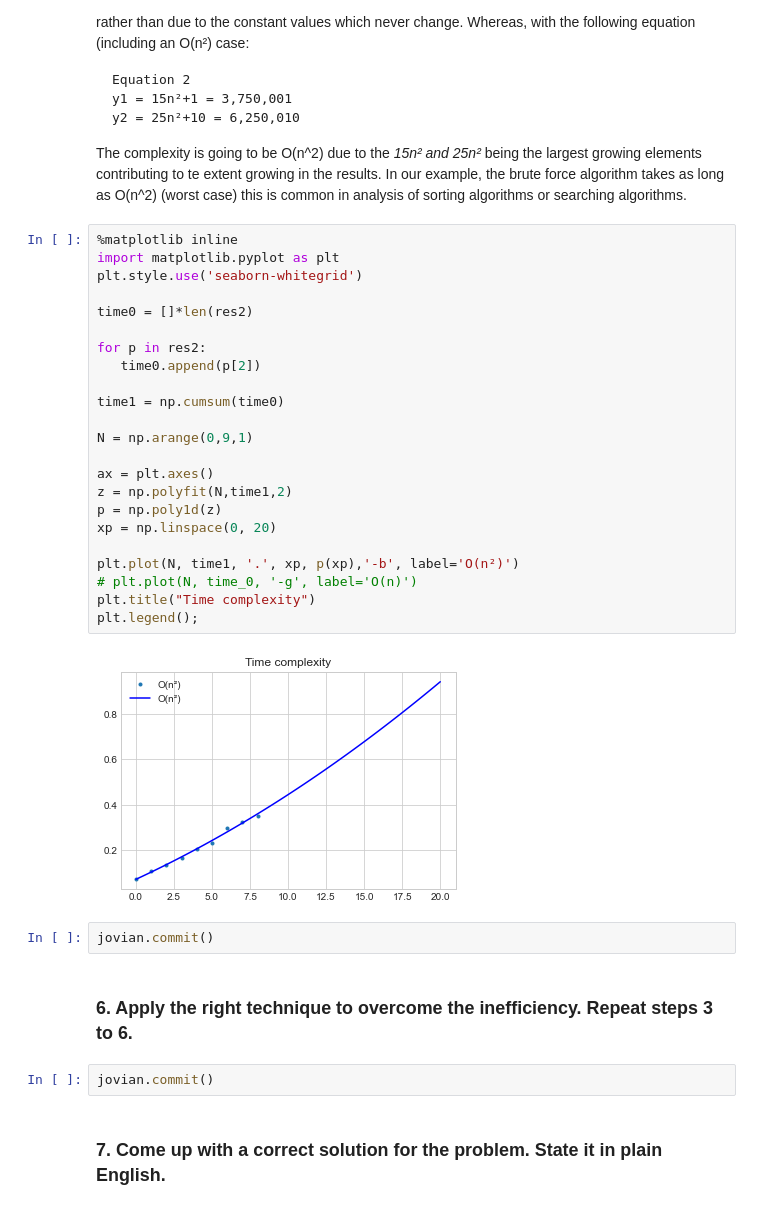
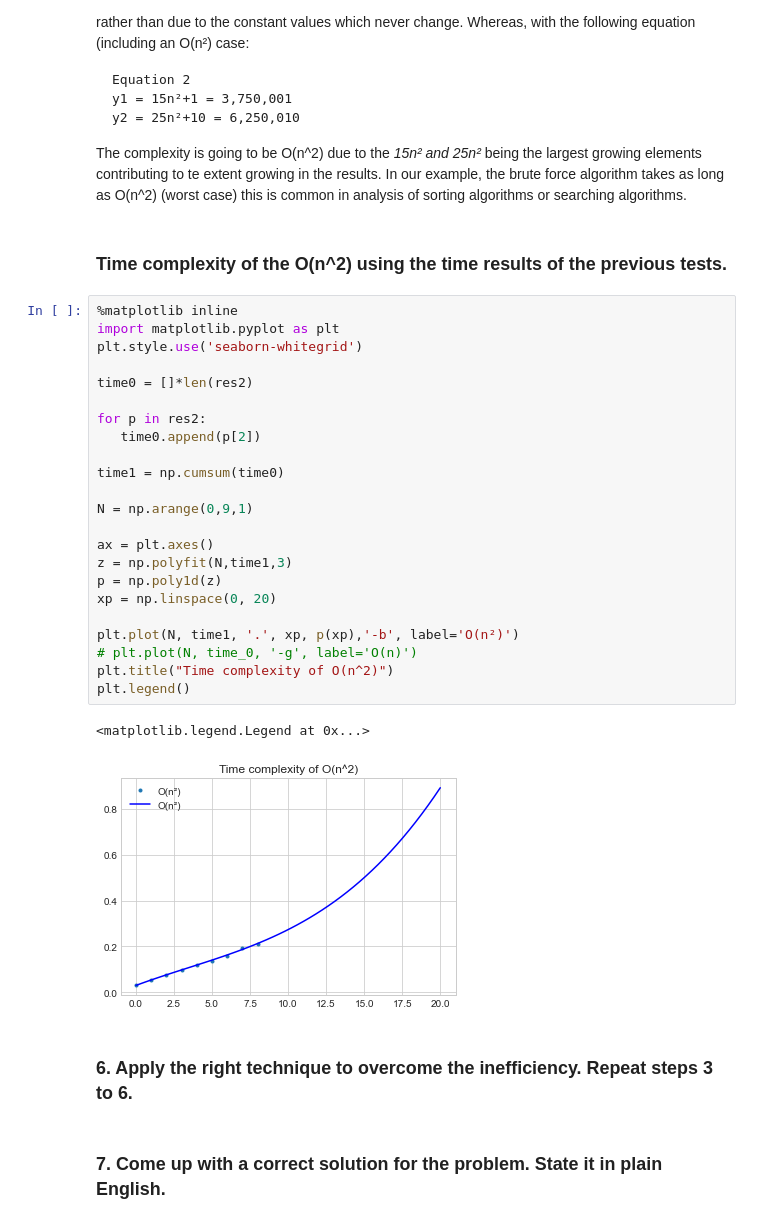
Before and after one commit to Vedia-JerezDaniel/Py_ALDA, a Jupyter notebook: stock_span.ipynb, the cells around one changed output. Cells and saved outputs as stored; diff of their text form.

```diff
--- a/stock_span.ipynb
+++ b/stock_span.ipynb
@@ -398,37 +413,36 @@ y2 = 25n²+10 = 6,250,010
 ~~~
 
 The complexity is going to be O(n^2) due to the _15n² and 25n²_ being the largest growing elements contributing to te extent growing in the results. In our example, the brute force algorithm takes as long as O(n^2) (worst case) this is common in analysis of sorting algorithms or searching algorithms.
+# %% [markdown]
+### Time complexity of the O(n^2) using the time results of the previous tests.
 # %%
 %matplotlib inline
 import matplotlib.pyplot as plt
 plt.style.use('seaborn-whitegrid')
 
 time0 = []*len(res2)
 
 for p in res2:
    time0.append(p[2])
 
 time1 = np.cumsum(time0)
 
 N = np.arange(0,9,1)
 
 ax = plt.axes()
-z = np.polyfit(N,time1,2)
+z = np.polyfit(N,time1,3)
 p = np.poly1d(z)
 xp = np.linspace(0, 20)
 
 plt.plot(N, time1, '.', xp, p(xp),'-b', label='O(n²)')
 # plt.plot(N, time_0, '-g', label='O(n)')
-plt.title("Time complexity")
-plt.legend();
+plt.title("Time complexity of O(n^2)")
+plt.legend()
 # %% [output]
+<matplotlib.legend.Legend at 0x...>
-[figure, old version]
+[figure, new version]
-# %%
-jovian.commit()
 # %% [markdown]
 ### 6. Apply the right technique to overcome the inefficiency. Repeat steps 3 to 6.
-# %%
-jovian.commit()
 # %% [markdown]
 ### 7. Come up with a correct solution for the problem. State it in plain English.
 # %% [markdown]
```
Also changed, not shown: parts of 19 cells of this notebook, 1 other file.
